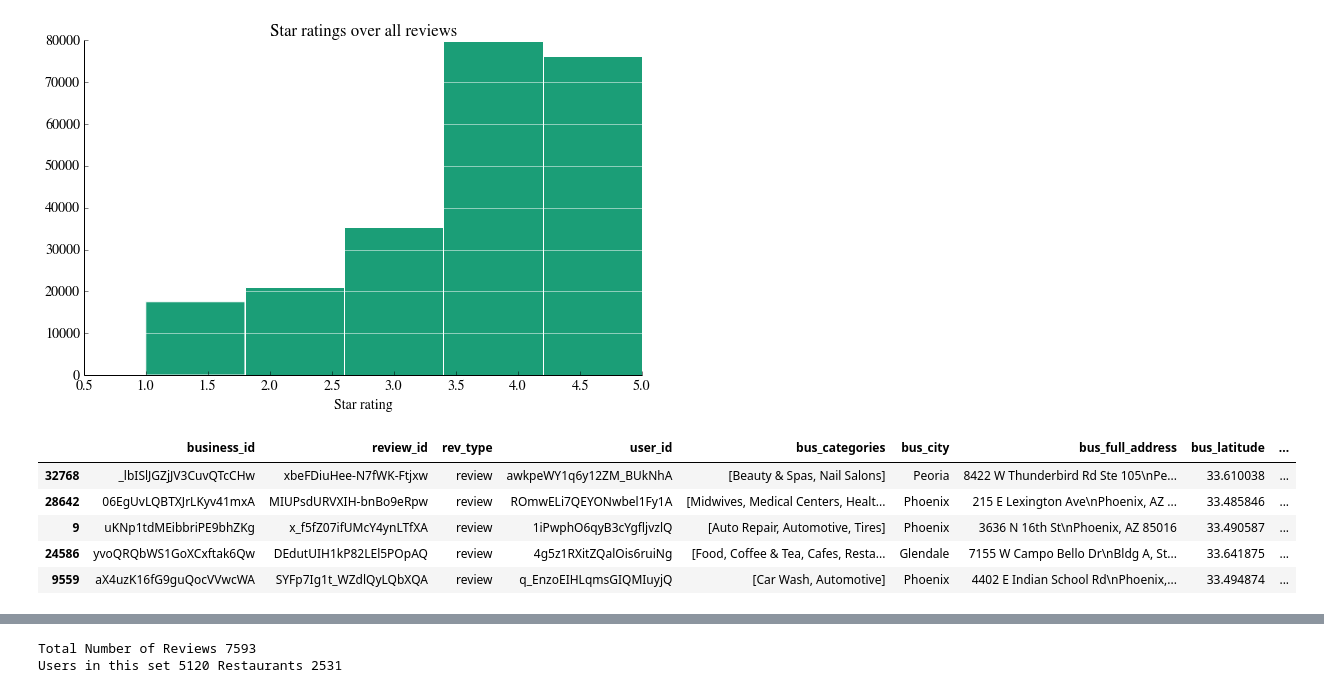
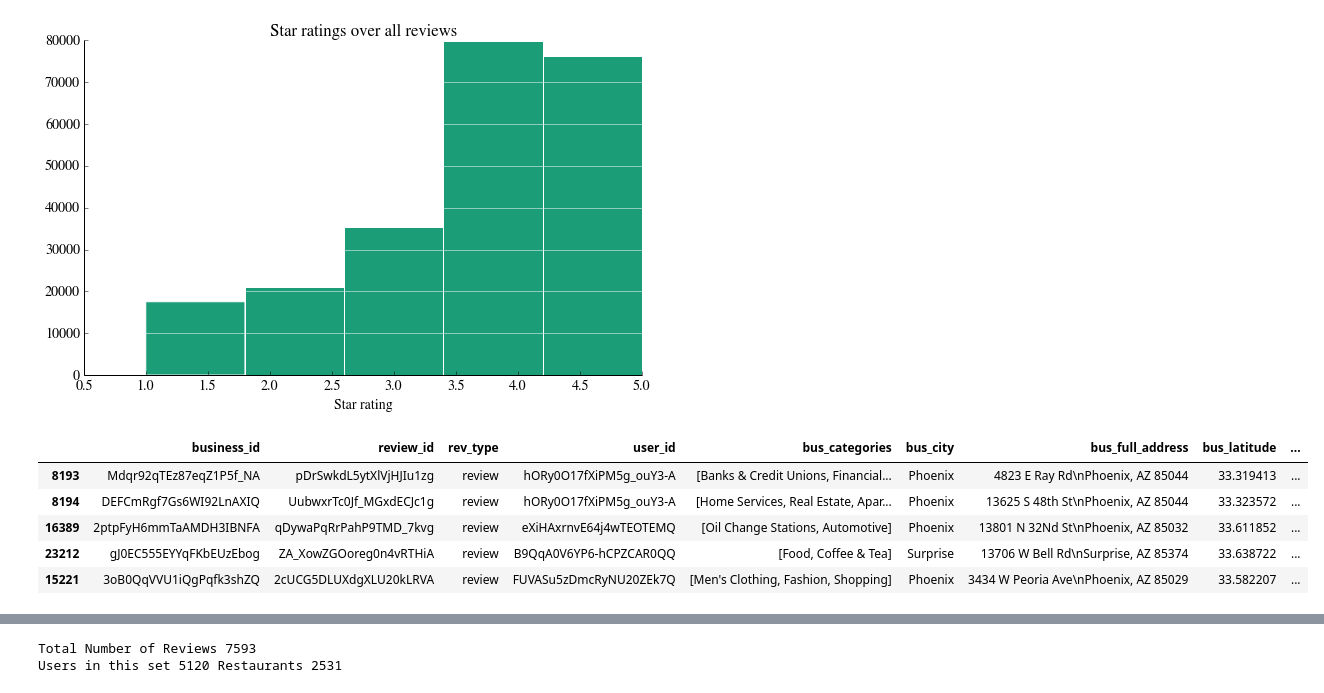
Before and after one commit to s-ramaswamy/CS-229-project, a Jupyter notebook: Visualizations.ipynb, the cells around one changed output, grey strips where cells are left out. Cells and saved outputs as stored; diff of their text form; code cells hidden in the pictures.

```diff
--- a/Visualizations.ipynb
+++ b/Visualizations.ipynb
@@ -84,0 +85,3 @@ Total number of reviews in test: 36404
+# %%
+business = trainingbusiness.append(testbusiness)
+business.tail(2)
@@ -85,12 +92,15 @@ Total number of reviews in test: 36404
 # %%
 # performs the merge
-TrainMatrix = trainingreviews.merge(trainingbusiness,on="business_id")
-TrainMatrix = TrainMatrix.merge(trainingusers,on="user_id", how='left')
-TestMatrix = testreviews.merge(testbusiness,on="business_id", how='left')
-TestMatrix = TestMatrix.merge(testusers,on="user_id", how='left')
+business = trainingbusiness.append(testbusiness)
+users = trainingusers.append(testusers)
+
+TrainMatrix = trainingreviews.merge(business,on="business_id")
+TrainMatrix = TrainMatrix.merge(users,on="user_id", how='left')
+TestMatrix = testreviews.merge(business,on="business_id", how='left')
+TestMatrix = TestMatrix.merge(users,on="user_id", how='left')
 print 'Training DF length: ' + str(len(TrainMatrix.index))
 print 'Test DF length: ' + str(len(TestMatrix.index))
-TrainMatrix.head(2)
+TestMatrix.tail(2)
 # %% [output]
 Training DF length: 229907
 Test DF length: 36404
@@ -133,9 +142,9 @@ Mean stars over all reviews: 3.76672306628
 # %%
 # testing out the code bits I worked on earlier-
 df_index = TestMatrix.index.values.tolist()
-business_index = pd.isnull(TestMatrix['bus_name']).tolist()
+business_index = pd.isnull(TestMatrix['bus_stars']).tolist()
 business_index = [i for i, elem in enumerate(business_index) if elem]
-user_index = pd.isnull(TestMatrix['user_review_count']).tolist()
+user_index = pd.isnull(TestMatrix['user_average_stars']).tolist()
 user_index = [i for i, elem in enumerate(user_index) if elem]
 
 # finds the indices depending on what is missing
@@ -144,15 +153,15 @@ missing_business_index = list(set(user_index) - set(business_index))
 missing_user_index = list(set(business_index) - set(user_index))
 missing_none = list(set(df_index) - set(business_index) - set(user_index))
 # %%
-missing_none_df = TestMatrix.iloc[missing_none, :]
-missing_none_df.head()
+missing_business = TestMatrix.iloc[missing_user_index, :]
+missing_business.head(5)
 # %% [output]
 |  | business_id | review_id | rev_type | user_id | bus_categories | bus_city | bus_full_address | bus_latitude | ... |
-| 32768 | _lbISlJGZjJV3CuvQTcCHw | xbeFDiuHee-N7fWK-Ftjxw | review | awkpeWY1q6y12ZM_BUkNhA | [Beauty & Spas, Nail Salons] | Peoria | 8422 W Thunderbird Rd Ste 105\nPe... | 33.610038 | ... |
-| 28642 | 06EgUvLQBTXJrLKyv41mxA | MIUPsdURVXIH-bnBo9eRpw | review | ROmwELi7QEYONwbel1Fy1A | [Midwives, Medical Centers, Healt... | Phoenix | 215 E Lexington Ave\nPhoenix, AZ ... | 33.485846 | ... |
-| 9 | uKNp1tdMEibbriPE9bhZKg | x_f5fZ07ifUMcY4ynLTfXA | review | 1iPwphO6qyB3cYgfljvzlQ | [Auto Repair, Automotive, Tires] | Phoenix | 3636 N 16th St\nPhoenix, AZ 85016 | 33.490587 | ... |
-| 24586 | yvoQRQbWS1GoXCxftak6Qw | DEdutUIH1kP82LEl5POpAQ | review | 4g5z1RXitZQalOis6ruiNg | [Food, Coffee & Tea, Cafes, Resta... | Glendale | 7155 W Campo Bello Dr\nBldg A, St... | 33.641875 | ... |
-| 9559 | aX4uzK16fG9guQocVVwcWA | SYFp7Ig1t_WZdlQyLQbXQA | review | q_EnzoEIHLqmsGIQMIuyjQ | [Car Wash, Automotive] | Phoenix | 4402 E Indian School Rd\nPhoenix,... | 33.494874 | ... |
+| 8193 | Mdqr92qTEz87eqZ1P5f_NA | pDrSwkdL5ytXlVjHJIu1zg | review | hORy0O17fXiPM5g_ouY3-A | [Banks & Credit Unions, Financial... | Phoenix | 4823 E Ray Rd\nPhoenix, AZ 85044 | 33.319413 | ... |
+| 8194 | DEFCmRgf7Gs6WI92LnAXIQ | UubwxrTc0Jf_MGxdECJc1g | review | hORy0O17fXiPM5g_ouY3-A | [Home Services, Real Estate, Apar... | Phoenix | 13625 S 48th St\nPhoenix, AZ 85044 | 33.323572 | ... |
+| 16389 | 2ptpFyH6mmTaAMDH3IBNFA | qDywaPqRrPahP9TMD_7kvg | review | eXiHAxrnvE64j4wTEOTEMQ | [Oil Change Stations, Automotive] | Phoenix | 13801 N 32Nd St\nPhoenix, AZ 85032 | 33.611852 | ... |
+| 23212 | gJ0EC555EYYqFKbEUzEbog | ZA_XowZGOoreg0n4vRTHiA | review | B9QqA0V6YP6-hCPZCAR0QQ | [Food, Coffee & Tea] | Surprise | 13706 W Bell Rd\nSurprise, AZ 85374 | 33.638722 | ... |
+| 15221 | 3oB0QqVVU1iQgPqfk3shZQ | 2cUCG5DLUXdgXLU20kLRVA | review | FUVASu5zDmcRyNU20ZEk7Q | [Men's Clothing, Fashion, Shopping] | Phoenix | 3434 W Peoria Ave\nPhoenix, AZ 85029 | 33.582207 | ... |
 # %%
 # visualize the percentage of the missing data
 # This is the greatest bar chart you've ever seen in your life
```
Also changed, not shown: parts of 5 cells of this notebook, 2 other files.
